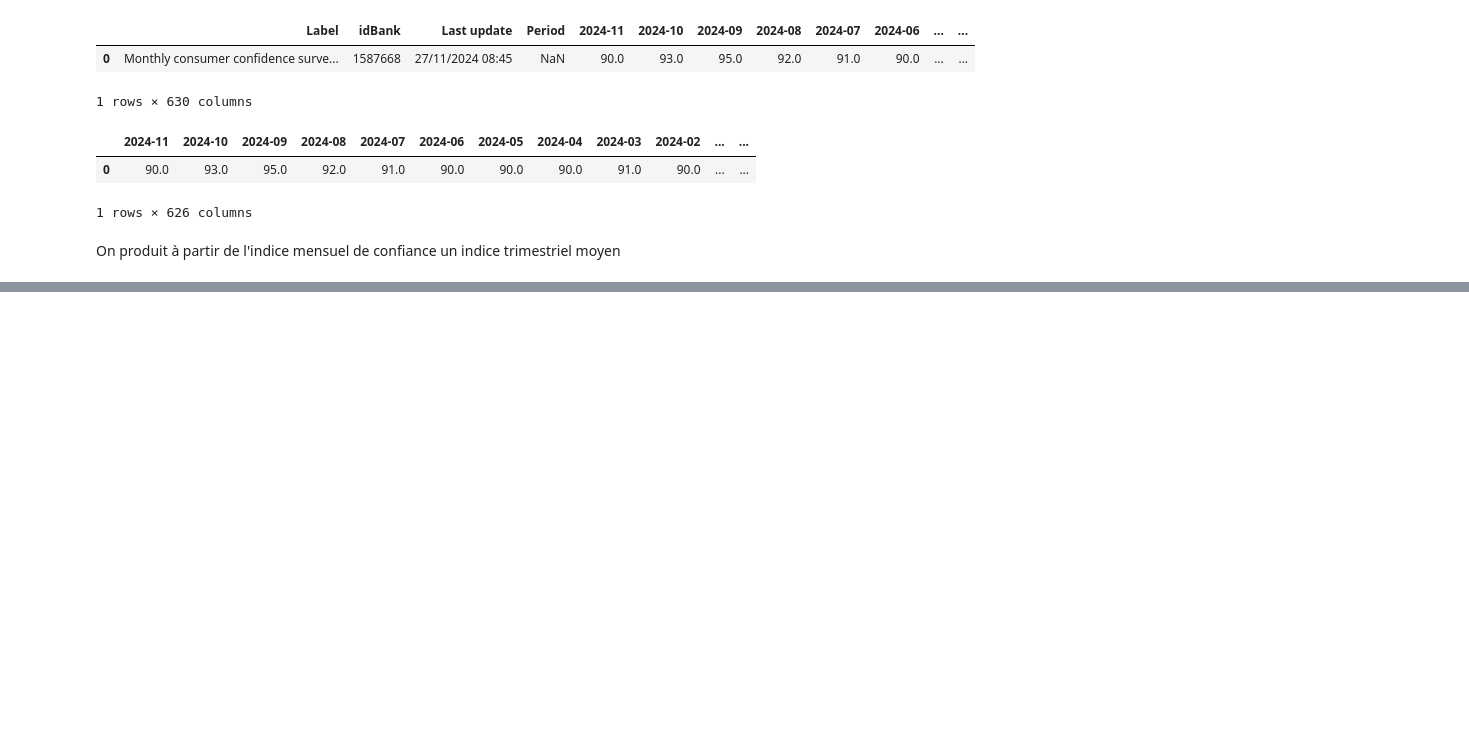
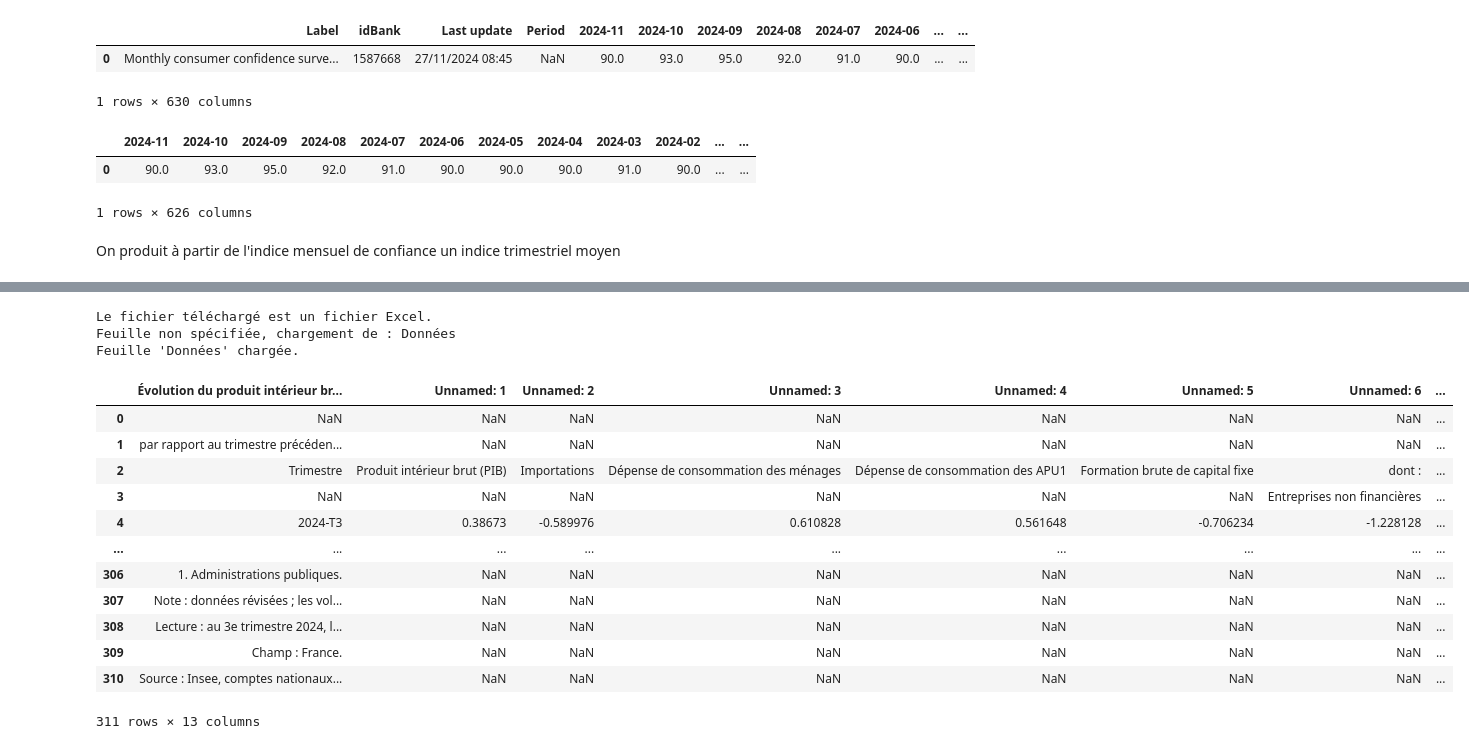
Before and after one commit to amreily/Projet-python-2A, a Jupyter notebook: sandbox_carla.ipynb, the cells around one changed output, grey strips where cells are left out. Drawn from its saved outputs; the diff is of its cells as text; code cells hidden in the pictures; blank space fills up the shorter version.

```diff
--- a/sandbox_carla.ipynb
+++ b/sandbox_carla.ipynb
@@ -154,3 +154,23 @@ conf_moyenne
 | 207 | 2024-T3 | 92.666667 |
 | 208 | 2024-T4 | 91.500000 |
 209 rows × 2 columns
+# %%
+pib = download_excel_to_dataframe("https://www.insee.fr/fr/statistiques/fichier/2830547/econ-gen-pib-composante-trim.xlsx")
+pib
+# %% [output]
+Le fichier téléchargé est un fichier Excel.
+Feuille non spécifiée, chargement de : Données
+Feuille 'Données' chargée.
+|  | Évolution du produit intérieur br... | Unnamed: 1 | Unnamed: 2 | Unnamed: 3 | Unnamed: 4 | Unnamed: 5 | Unnamed: 6 | ... |
+| 0 | NaN | NaN | NaN | NaN | NaN | NaN | NaN | ... |
+| 1 | par rapport au trimestre précéden... | NaN | NaN | NaN | NaN | NaN | NaN | ... |
+| 2 | Trimestre | Produit intérieur brut (PIB) | Importations | Dépense de consommation des ménages | Dépense de consommation des APU1 | Formation brute de capital fixe | dont : | ... |
+| 3 | NaN | NaN | NaN | NaN | NaN | NaN | Entreprises non financières | ... |
+| 4 | 2024-T3 | 0.38673 | -0.589976 | 0.610828 | 0.561648 | -0.706234 | -1.228128 | ... |
+| ... | ... | ... | ... | ... | ... | ... | ... | ... |
+| 306 | 1. Administrations publiques. | NaN | NaN | NaN | NaN | NaN | NaN | ... |
+| 307 | Note : données révisées ; les vol... | NaN | NaN | NaN | NaN | NaN | NaN | ... |
+| 308 | Lecture : au 3e trimestre 2024, l... | NaN | NaN | NaN | NaN | NaN | NaN | ... |
+| 309 | Champ : France. | NaN | NaN | NaN | NaN | NaN | NaN | ... |
+| 310 | Source : Insee, comptes nationaux... | NaN | NaN | NaN | NaN | NaN | NaN | ... |
+311 rows × 13 columns
```
Also changed, not shown: parts of 7 cells of this notebook, 1 other file.
